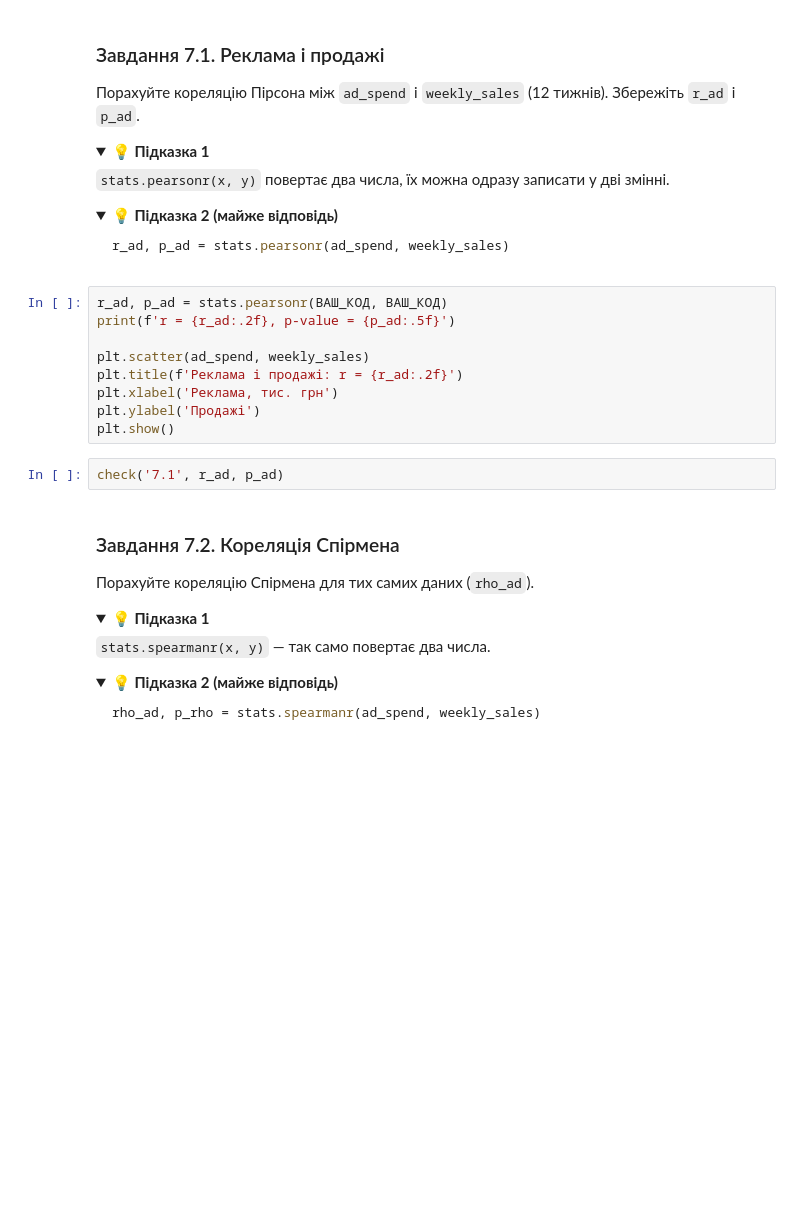
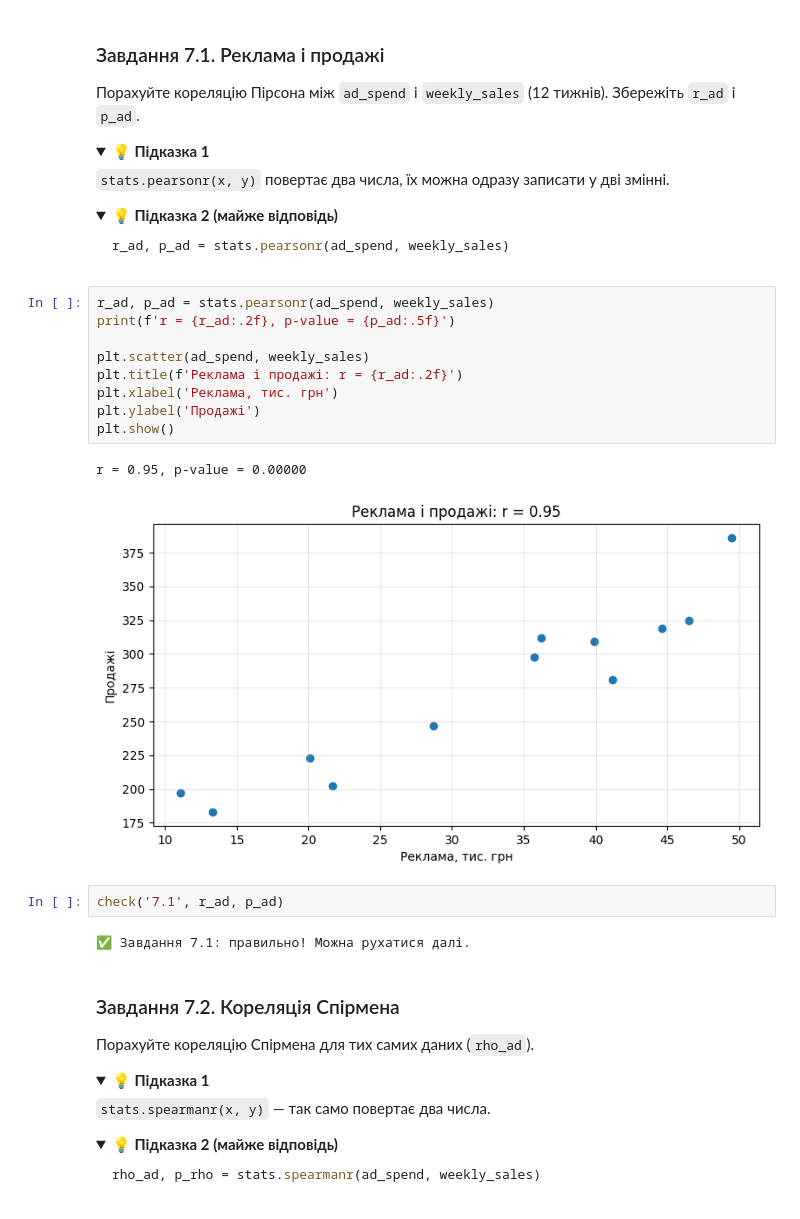
Before and after one commit to RomanLuja/Python, a Jupyter notebook: HW_Практика_гіпотези_SciPy.ipynb, the cells around one changed output. Cells and saved outputs as stored; diff of their text form; folded sections open; blank space fills up the shorter version.

```diff
--- a/HW_Практика_гіпотези_SciPy.ipynb
+++ b/HW_Практика_гіпотези_SciPy.ipynb
@@ -1154,16 +1273,21 @@ r_ad, p_ad = stats.pearsonr(ad_spend, weekly_sales)
 
 </details>
 # %%
-r_ad, p_ad = stats.pearsonr(ВАШ_КОД, ВАШ_КОД)
+r_ad, p_ad = stats.pearsonr(ad_spend, weekly_sales)
 print(f'r = {r_ad:.2f}, p-value = {p_ad:.5f}')
 
 plt.scatter(ad_spend, weekly_sales)
 plt.title(f'Реклама і продажі: r = {r_ad:.2f}')
 plt.xlabel('Реклама, тис. грн')
 plt.ylabel('Продажі')
 plt.show()
+# %% [output]
+r = 0.95, p-value = 0.00000
+[figure, added]
 # %%
 check('7.1', r_ad, p_ad)
+# %% [output]
+✅ Завдання 7.1: правильно! Можна рухатися далі.
 # %% [markdown]
 ### Завдання 7.2. Кореляція Спірмена
 
```
Also changed, not shown: parts of 55 cells of this notebook.
